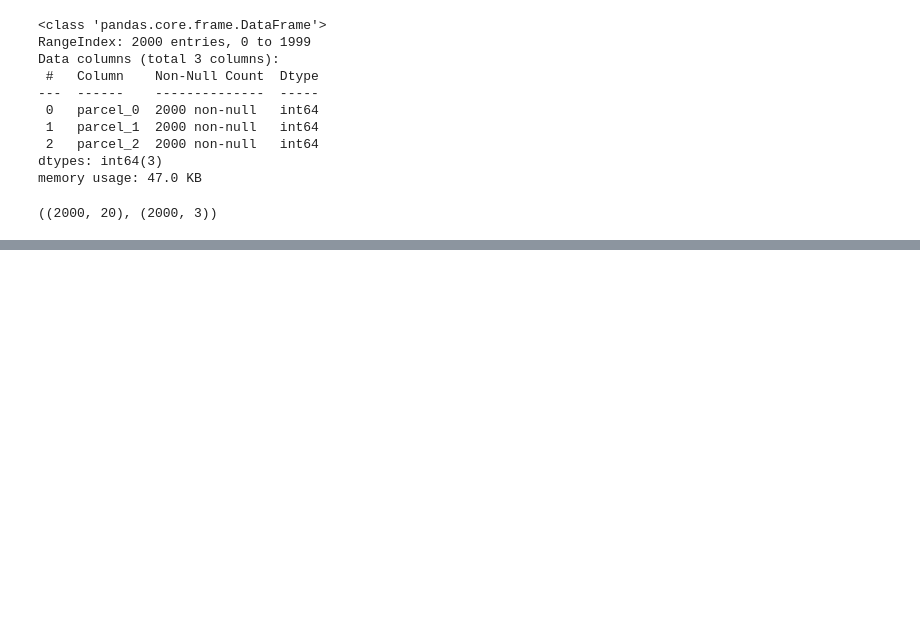
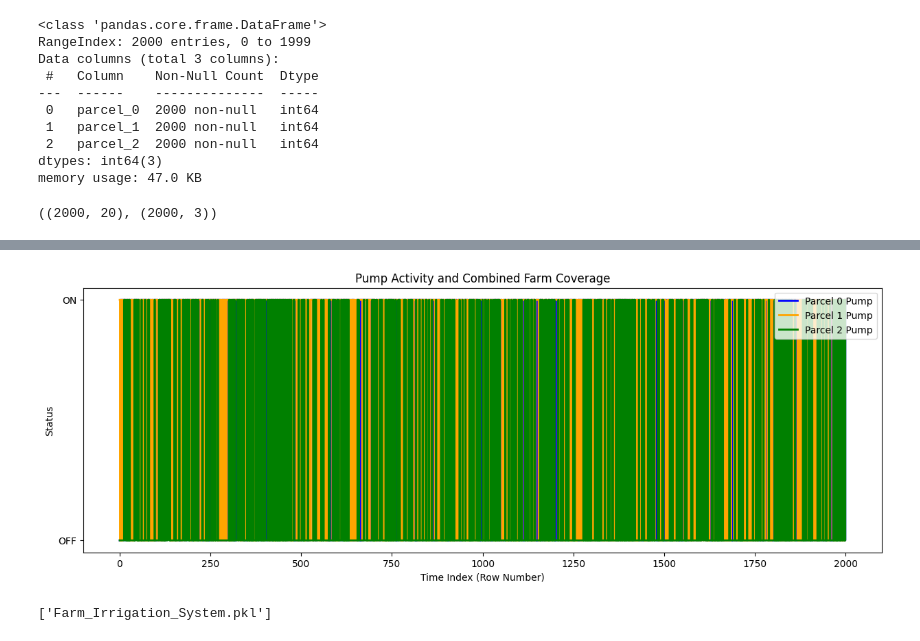
Before and after one commit to nashrah-18/Smart_Irrigation_AICTE_Shell, a Jupyter notebook: irrigation_system.ipynb, the cells around one changed output, grey strips where cells are left out. Cells and saved outputs as stored; diff of their text form; code cells hidden in the pictures; blank space fills up the shorter version.

Commit message:
WEEK 2
Smart Irrigation Week 2 Update in AICTE SkillsBuild Internship

```diff
--- a/irrigation_system.ipynb
+++ b/irrigation_system.ipynb
@@ -165,0 +290,31 @@ X.shape , y.shape
+# %%
+# Calculate combined activity of all pumps (overlap)
+# Calculates a Boolean series
+any_pump_on = (df['parcel_0'] == 1) | (df['parcel_1'] == 1) | (df['parcel_2'] == 1)
+
+# Creates a new figure with a specified size (15 inches wide and 5 inches tall)
+plt.figure(figsize=(15, 5)) # Canvas size
+
+# Plot individual pump statuses over time
+plt.step(df.index, df['parcel_0'], where='post', linewidth=2, label='Parcel 0 Pump', color='blue')
+plt.step(df.index, df['parcel_1'], where='post', linewidth=2, label='Parcel 1 Pump', color='orange')
+plt.step(df.index, df['parcel_2'], where='post', linewidth=2, label='Parcel 2 Pump', color='green')
+
+# Visualization
+
+plt.title("Pump Activity and Combined Farm Coverage") # Title of plot
+plt.xlabel("Time Index (Row Number)")                 # Labels of x and y axis
+plt.ylabel("Status")
+plt.yticks([0, 1], ['OFF', 'ON'])                     # Sets the y-axis tick values and labels to [0, 1] with corresponding labels ['OFF', 'ON']
+plt.legend(loc='upper right')                         # Adds a legend to the plot which helps to identify each pump status
+plt.show()                                            # Displays plot
+# %% [output]
+[figure, added]
+# %%
+# Save Model as pickle file
+import joblib
+from sklearn.pipeline import Pipeline
+
+joblib.dump(model, "Farm_Irrigation_System.pkl")
+# %% [output]
+['Farm_Irrigation_System.pkl']
```
Also changed, not shown: parts of 10 cells of this notebook, 1 other file.
